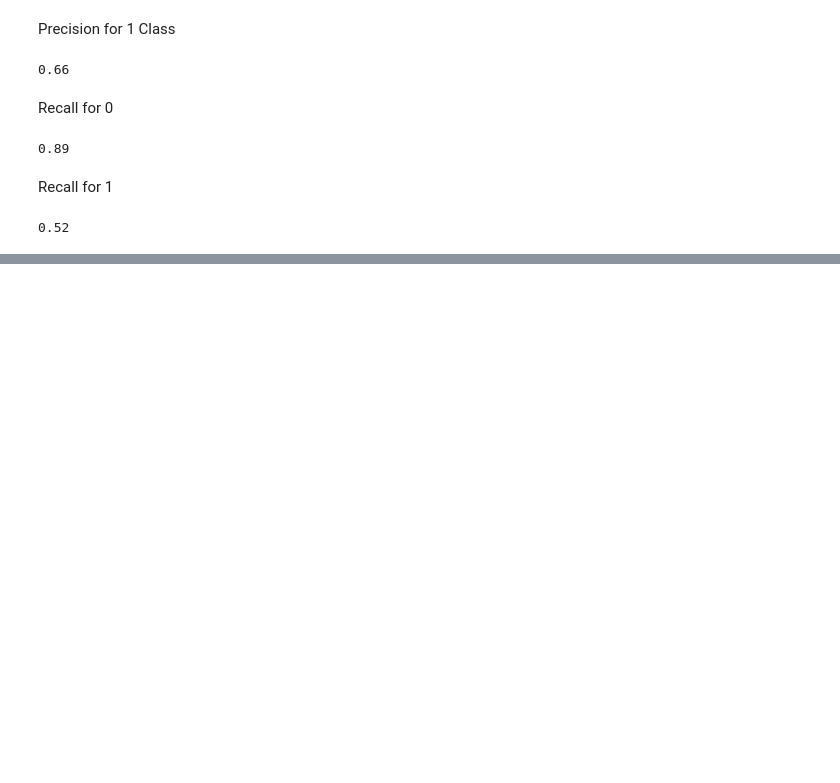
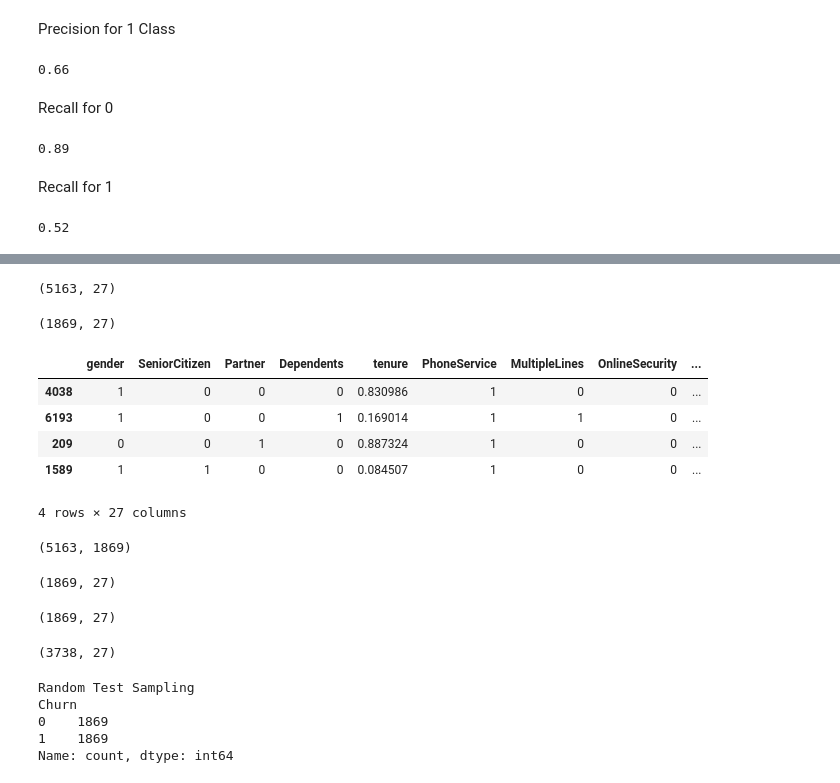
Before and after one commit to Betsy194/Deep-Learning, a Jupyter notebook: Customerchurn.ipynb, the cells around one changed output, grey strips where cells are left out. Cells and saved outputs as stored; diff of their text form; code cells hidden in the pictures; blank space fills up the shorter version.

```diff
--- a/Customerchurn.ipynb
+++ b/Customerchurn.ipynb
@@ -600,0 +693,53 @@ round(214/(214+194),2)
+# %%
+# Class count
+count_class_0, count_class_1 = df1.Churn.value_counts()
+
+# Divide by class
+df_class_0 = df2[df2['Churn'] == 0]
+df_class_1 = df2[df2['Churn'] == 1]
+# %%
+df_class_0.shape
+# %% [output]
+(5163, 27)
+# %%
+df_class_1.shape
+# %% [output]
+(1869, 27)
+# %%
+df_class_0.sample(4)
+# %% [output]
+|  | gender | SeniorCitizen | Partner | Dependents | tenure | PhoneService | MultipleLines | OnlineSecurity | ... |
+| 4038 | 1 | 0 | 0 | 0 | 0.830986 | 1 | 0 | 0 | ... |
+| 6193 | 1 | 0 | 0 | 1 | 0.169014 | 1 | 1 | 0 | ... |
+| 209 | 0 | 0 | 1 | 0 | 0.887324 | 1 | 0 | 0 | ... |
+| 1589 | 1 | 1 | 0 | 0 | 0.084507 | 1 | 0 | 0 | ... |
+4 rows × 27 columns
+# %%
+count_class_0, count_class_1
+# %% [output]
+(5163, 1869)
+# %%
+df_class_0.sample(count_class_1).shape
+# %% [output]
+(1869, 27)
+# %%
+df_class_0_under = df_class_0.sample(count_class_1).shape
+df_class_0_under
+# %% [output]
+(1869, 27)
+# %%
+df_class_0_under = df_class_0.sample(count_class_1) # remove .shape
+df_test_under = pd.concat([df_class_0_under, df_class_1], axis=0)
+
+df_test_under.shape
+# %% [output]
+(3738, 27)
+# %%
+print('Random Test Sampling')
+print(df_test_under.Churn.value_counts())
+# %% [output]
+Random Test Sampling
+Churn
+0    1869
+1    1869
+Name: count, dtype: int64
```
Also changed, not shown: parts of 55 cells of this notebook.
